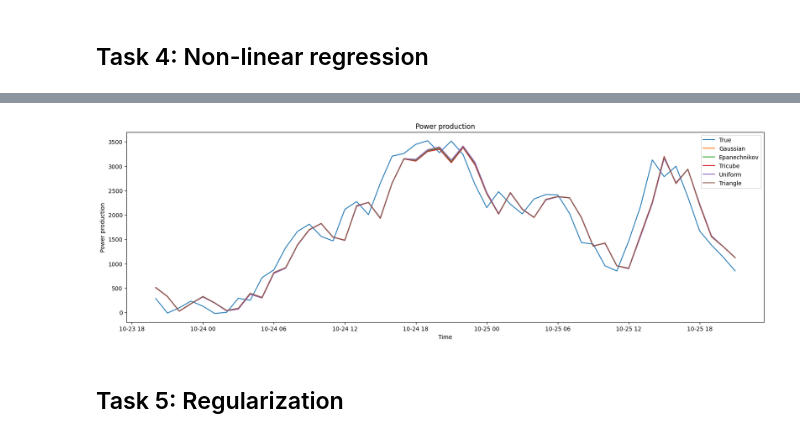
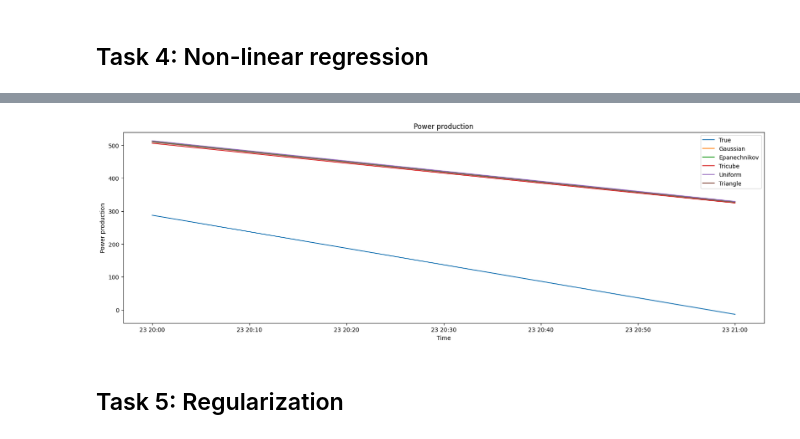
Before and after one commit to JacobSkaarup/46765_assignment1, a Jupyter notebook: main.ipynb, the cells around one changed output, grey strips where cells are left out. Drawn from its saved outputs; the diff is of its cells as text; code cells hidden in the pictures.

```diff
--- a/main.ipynb
+++ b/main.ipynb
@@ -157,8 +158,8 @@ plt.show()
 
 ### Add more potential features ###
 # Add lagged power production as features. Are we allowed to use this?
-data['power_lag1'] = data['power'].shift(1)
-data['power_lag2'] = data['power'].shift(2)
+#data['power_lag1'] = data['power'].shift(1)
+#data['power_lag2'] = data['power'].shift(2)
 
 # Add hour, day and month as features. Might test later with one-hot encoding
 data['hour'] = data.index.hour
@@ -330,11 +362,4 @@ R2: 0.9144488979992383
 # %%
-from sklearn.preprocessing import PolynomialFeatures
-
-# 4.1: Implement polynomial regression
-
-
-y_poly = ... # Implement polynomial regression
-
 # 4.2: Implement weighted least squares
 # Possible kernels
 def gaussian(t):
@@ -370,35 +395,35 @@ def lwls(X_train, y_train, X_test, kernel=gaussian, bandwidth=0.1):
         # Calculate theta
         theta = np.linalg.inv(X_train.T @ W @ X_train) @ X_train.T @ W @ y_train
 
         # Make prediction
         y_pred[i] = x @ theta
 
     return y_pred
 
 # Make predictions
-n = 50
+n = 2
 band = 5
 y_lwls_gauss = lwls(X_train, y_train, X_test[:n], kernel=gaussian, bandwidth=band)
 y_lwls_epan = lwls(X_train, y_train, X_test[:n], kernel=epanechnikov, bandwidth=band)
 y_lwls_tricube = lwls(X_train, y_train, X_test[:n], kernel=tricube, bandwidth=band)
 y_lwls_uniform = lwls(X_train, y_train, X_test[:n], kernel=uniform, bandwidth=band)
 y_lwls_triangle = lwls(X_train, y_train, X_test[:n], kernel=triangle, bandwidth=band)
 
 # Plot predictions
 plt.figure(figsize=(20, 6))
 plt.plot(y_test.index[:n], y_test[:n], label='True')
 plt.plot(y_test.index[:n], y_lwls_gauss, label='Gaussian')
 plt.plot(y_test.index[:n], y_lwls_epan, label='Epanechnikov')
 plt.plot(y_test.index[:n], y_lwls_tricube, label='Tricube')
 plt.plot(y_test.index[:n], y_lwls_uniform, label='Uniform')
 plt.plot(y_test.index[:n], y_lwls_triangle, label='Triangle')
 plt.legend()
 plt.title('Power production')
 plt.xlabel('Time')
 plt.ylabel('Power production')
 plt.show()
 # %% [output]
-[figure, old version]
+[figure, new version]
 # %% [markdown]
 ## Task 5: Regularization
 # %%
```
Also changed, not shown: parts of 15 cells of this notebook, 1 other file.
